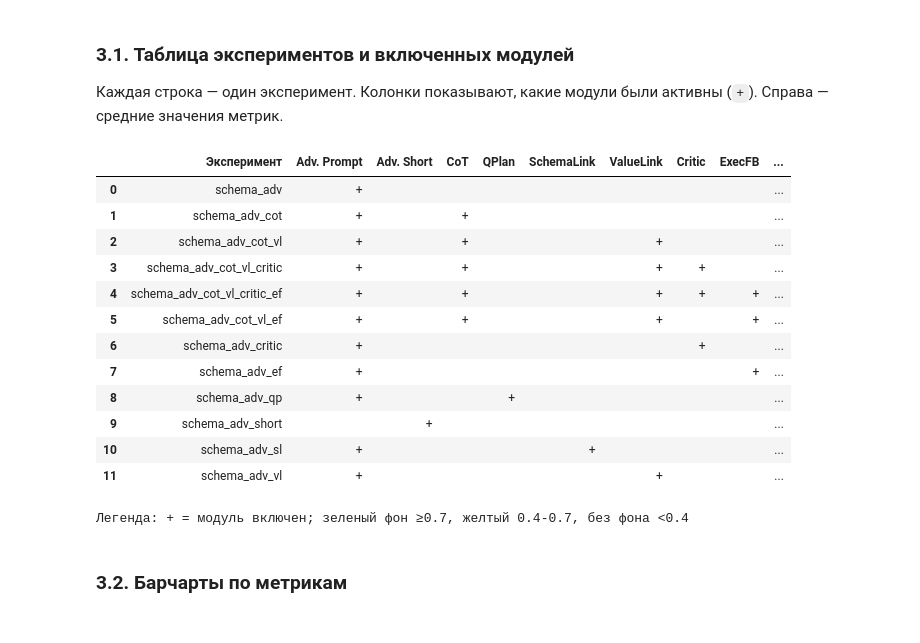
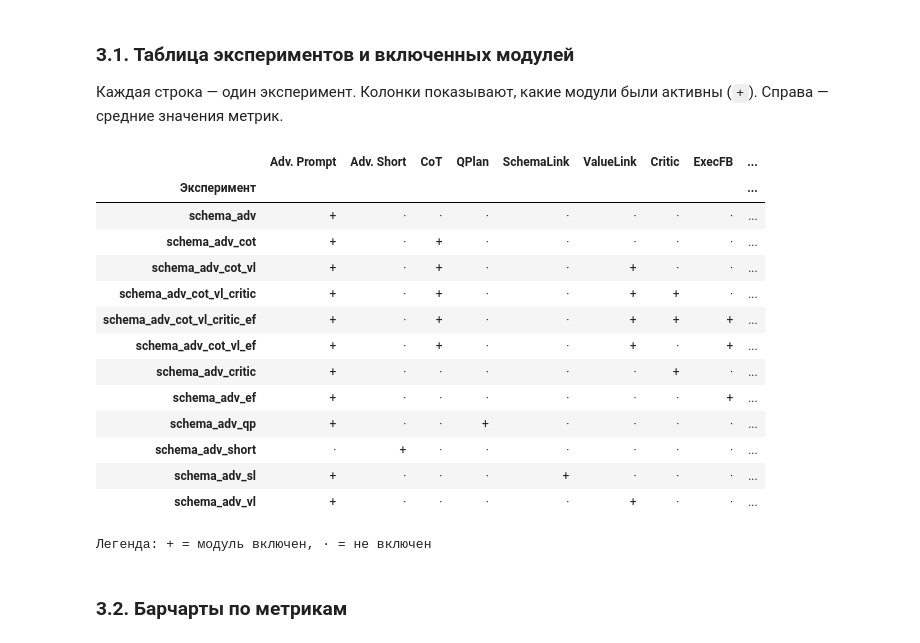
Before and after one commit to V-IT-Test/Text-2-1C, a Jupyter notebook: benchmarks/analysis.ipynb, the cells around one changed output. Saved outputs shown, nothing was run; the diff lists cells and outputs as text; code cells hidden in the pictures.

Commit message:
fix: replace pandas Styler with plain display(df) to fix GitHub rendering

```diff
--- a/benchmarks/analysis.ipynb
+++ b/benchmarks/analysis.ipynb
@@ -168,45 +168,33 @@ for r in runs:
 # %%
 # Строим таблицу: строки = эксперименты, колонки = модули + метрики
 rows = []
 for r in runs:
     row = {"Эксперимент": r["name"]}
     for m in MODULE_NAMES:
-        row[MODULE_LABELS[m]] = "+" if r["modules"][m] else ""
+        row[MODULE_LABELS[m]] = "+" if r["modules"][m] else "·"
     for metric in METRICS:
-        row[f"{metric.upper()} (mean)"] = round(r[f"{metric}_mean"], 3)
+        row[METRIC_LABELS[metric]] = round(r[f"{metric}_mean"], 3)
     rows.append(row)
 
-df = pd.DataFrame(rows)
-
-# Стилизуем таблицу
-styled = df.style.map(
-    lambda v: "background-color: #c6efce; font-weight: bold" if v == "+" else "",
-    subset=[MODULE_LABELS[m] for m in MODULE_NAMES]
-).map(
-    lambda v: "background-color: #ffeb9c" if isinstance(v, (int, float)) and v >= 0.7 else "" if isinstance(v, (int, float)) and v < 0.4 else "",
-    subset=[f"{m.upper()} (mean)" for m in METRICS]
-).set_properties(**{"text-align": "center"}).set_table_styles([
-    {"selector": "th", "props": [("text-align", "center"), ("font-weight", "bold")]},
-    {"selector": "td:first-child", "props": [("text-align", "left"), ("font-family", "monospace")]},
-])
-
-display(styled)
-print(f"\nЛегенда: + = модуль включен; зеленый фон ≥0.7, желтый 0.4-0.7, без фона <0.4")
+df = pd.DataFrame(rows).set_index("Эксперимент")
+display(df)
+print("Легенда: + = модуль включен, · = не включен")
 # %% [output]
-|  | Эксперимент | Adv. Prompt | Adv. Short | CoT | QPlan | SchemaLink | ValueLink | Critic | ExecFB | ... |
-| 0 | schema_adv | + |  |  |  |  |  |  |  | ... |
-| 1 | schema_adv_cot | + |  | + |  |  |  |  |  | ... |
-| 2 | schema_adv_cot_vl | + |  | + |  |  | + |  |  | ... |
-| 3 | schema_adv_cot_vl_critic | + |  | + |  |  | + | + |  | ... |
-| 4 | schema_adv_cot_vl_critic_ef | + |  | + |  |  | + | + | + | ... |
-| 5 | schema_adv_cot_vl_ef | + |  | + |  |  | + |  | + | ... |
-| 6 | schema_adv_critic | + |  |  |  |  |  | + |  | ... |
-| 7 | schema_adv_ef | + |  |  |  |  |  |  | + | ... |
-| 8 | schema_adv_qp | + |  |  | + |  |  |  |  | ... |
-| 9 | schema_adv_short |  | + |  |  |  |  |  |  | ... |
-| 10 | schema_adv_sl | + |  |  |  | + |  |  |  | ... |
-| 11 | schema_adv_vl | + |  |  |  |  | + |  |  | ... |
+|  | Adv. Prompt | Adv. Short | CoT | QPlan | SchemaLink | ValueLink | Critic | ExecFB | ... |
+| Эксперимент |  |  |  |  |  |  |  |  | ... |
+| schema_adv | + | · | · | · | · | · | · | · | ... |
+| schema_adv_cot | + | · | + | · | · | · | · | · | ... |
+| schema_adv_cot_vl | + | · | + | · | · | + | · | · | ... |
+| schema_adv_cot_vl_critic | + | · | + | · | · | + | + | · | ... |
+| schema_adv_cot_vl_critic_ef | + | · | + | · | · | + | + | + | ... |
+| schema_adv_cot_vl_ef | + | · | + | · | · | + | · | + | ... |
+| schema_adv_critic | + | · | · | · | · | · | + | · | ... |
+| schema_adv_ef | + | · | · | · | · | · | · | + | ... |
+| schema_adv_qp | + | · | · | + | · | · | · | · | ... |
+| schema_adv_short | · | + | · | · | · | · | · | · | ... |
+| schema_adv_sl | + | · | · | · | + | · | · | · | ... |
+| schema_adv_vl | + | · | · | · | · | + | · | · | ... |
-Легенда: + = модуль включен; зеленый фон ≥0.7, желтый 0.4-0.7, без фона <0.4
+Легенда: + = модуль включен, · = не включен
 # %% [markdown]
 ### 3.2. Барчарты по метрикам
 # %%
```
